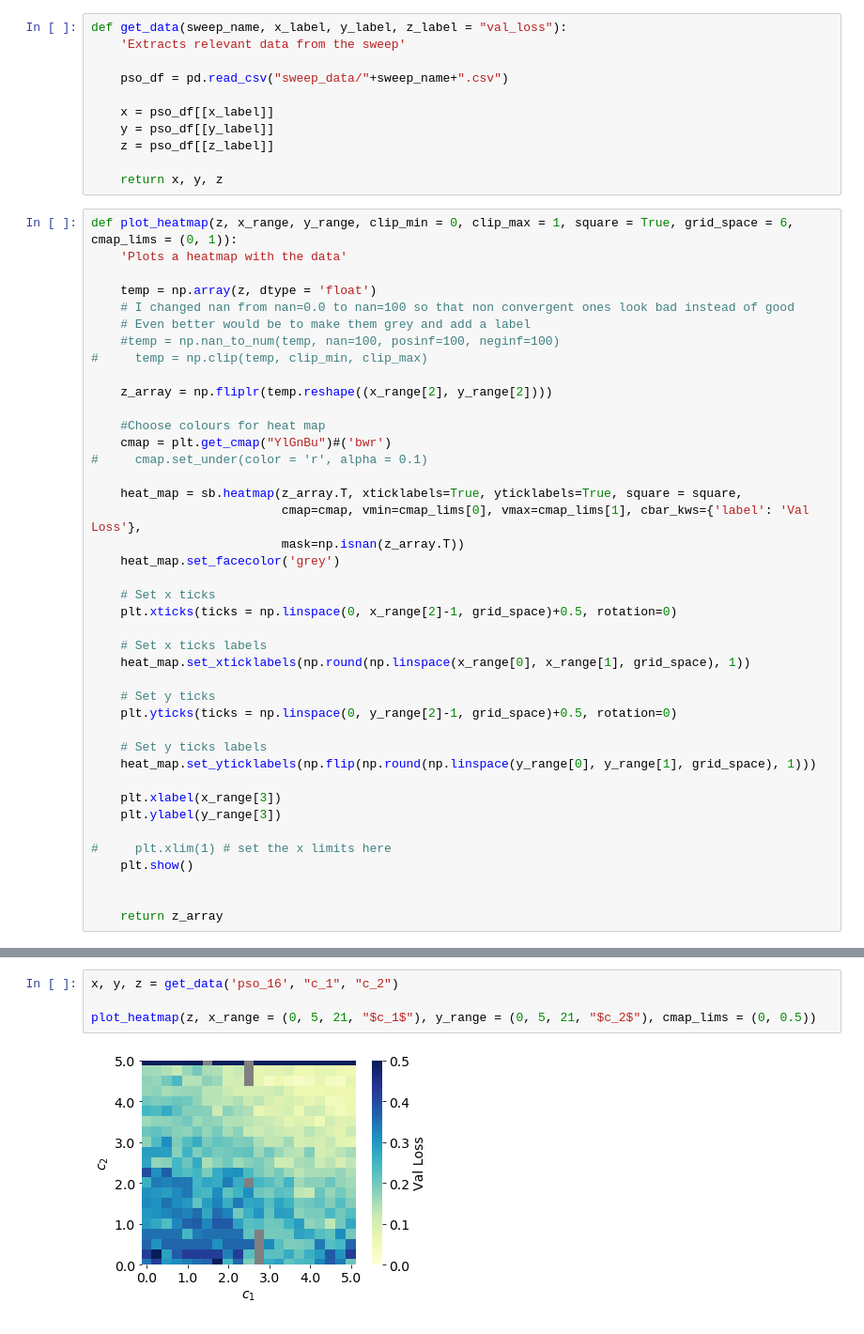
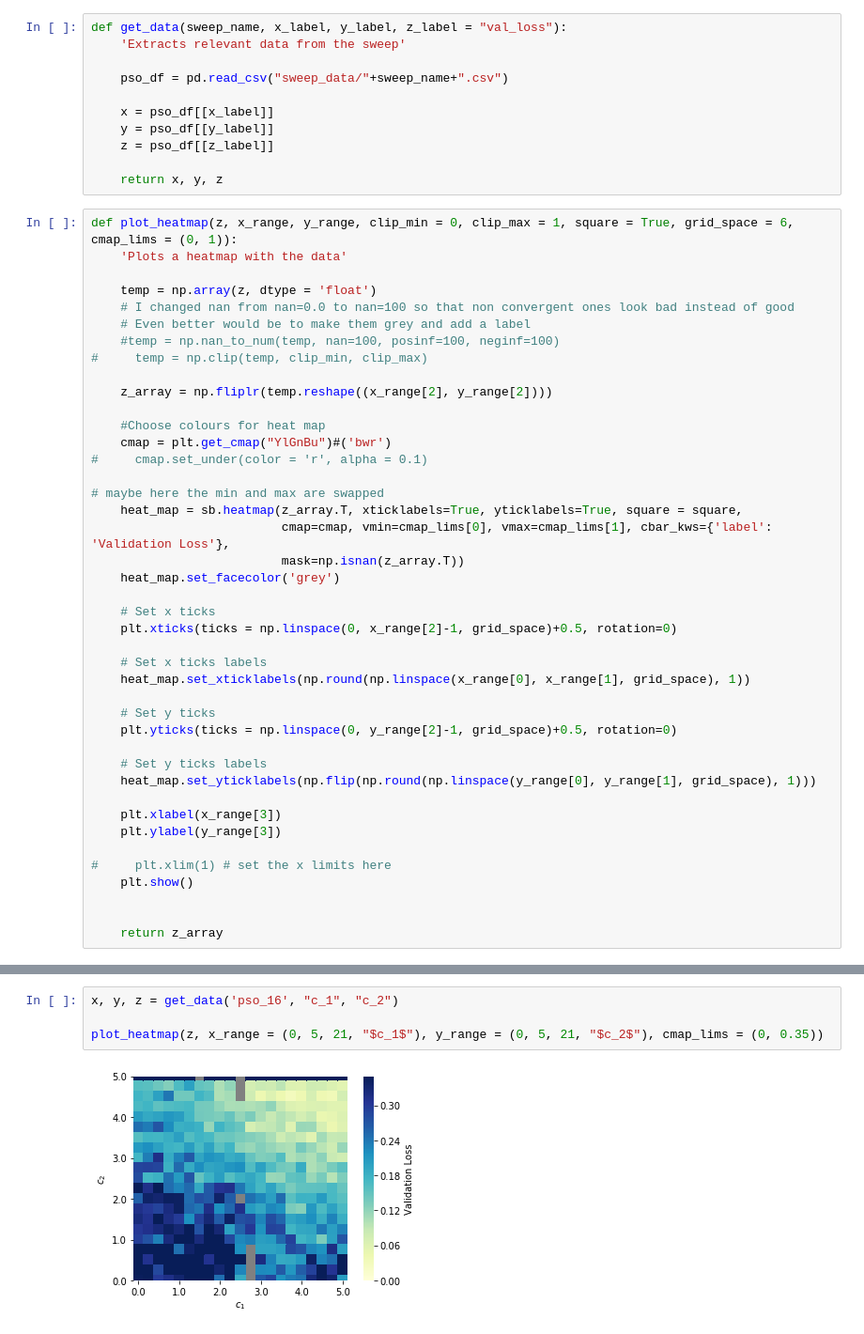
Before and after one commit to will-0/4G4, a Jupyter notebook: Code/Sweep Graphs.ipynb, the cells around one changed output, grey strips where cells are left out. Shown at 94% size. Drawn from its saved outputs; the diff is of its cells as text.

```diff
--- a/Code/Sweep Graphs.ipynb
+++ b/Code/Sweep Graphs.ipynb
@@ -40,8 +40,9 @@ def plot_heatmap(z, x_range, y_range, clip_min = 0, clip_max = 1, square = True,
     cmap = plt.get_cmap("YlGnBu")#('bwr')
 #     cmap.set_under(color = 'r', alpha = 0.1)
 
+# maybe here the min and max are swapped
     heat_map = sb.heatmap(z_array.T, xticklabels=True, yticklabels=True, square = square,
-                          cmap=cmap, vmin=cmap_lims[0], vmax=cmap_lims[1], cbar_kws={'label': 'Val Loss'},
+                          cmap=cmap, vmin=cmap_lims[0], vmax=cmap_lims[1], cbar_kws={'label': 'Validation Loss'},
                           mask=np.isnan(z_array.T))
     heat_map.set_facecolor('grey')
 
@@ -68,9 +78,9 @@ def plot_heatmap(z, x_range, y_range, clip_min = 0, clip_max = 1, square = True,
 # %%
 x, y, z = get_data('pso_16', "c_1", "c_2")
 
-plot_heatmap(z, x_range = (0, 5, 21, "$c_1$"), y_range = (0, 5, 21, "$c_2$"), cmap_lims = (0, 0.5))
+plot_heatmap(z, x_range = (0, 5, 21, "$c_1$"), y_range = (0, 5, 21, "$c_2$"), cmap_lims = (0, 0.35))
 # %% [output]
-[figure, old version]
+[figure, new version]
 array([[7.43732377e-01, 1.60245730e-01, 1.75001014e-01, 1.69066779e-01,
         2.04409538e-01, 2.47471460e-01, 1.61304342e-01, 2.08965944e-01,
         1.74250015e-01, 2.89497073e-01, 2.82083907e-01, 4.01483679e-01,
```
Also changed, not shown: parts of 11 cells of this notebook, 1 other file.
